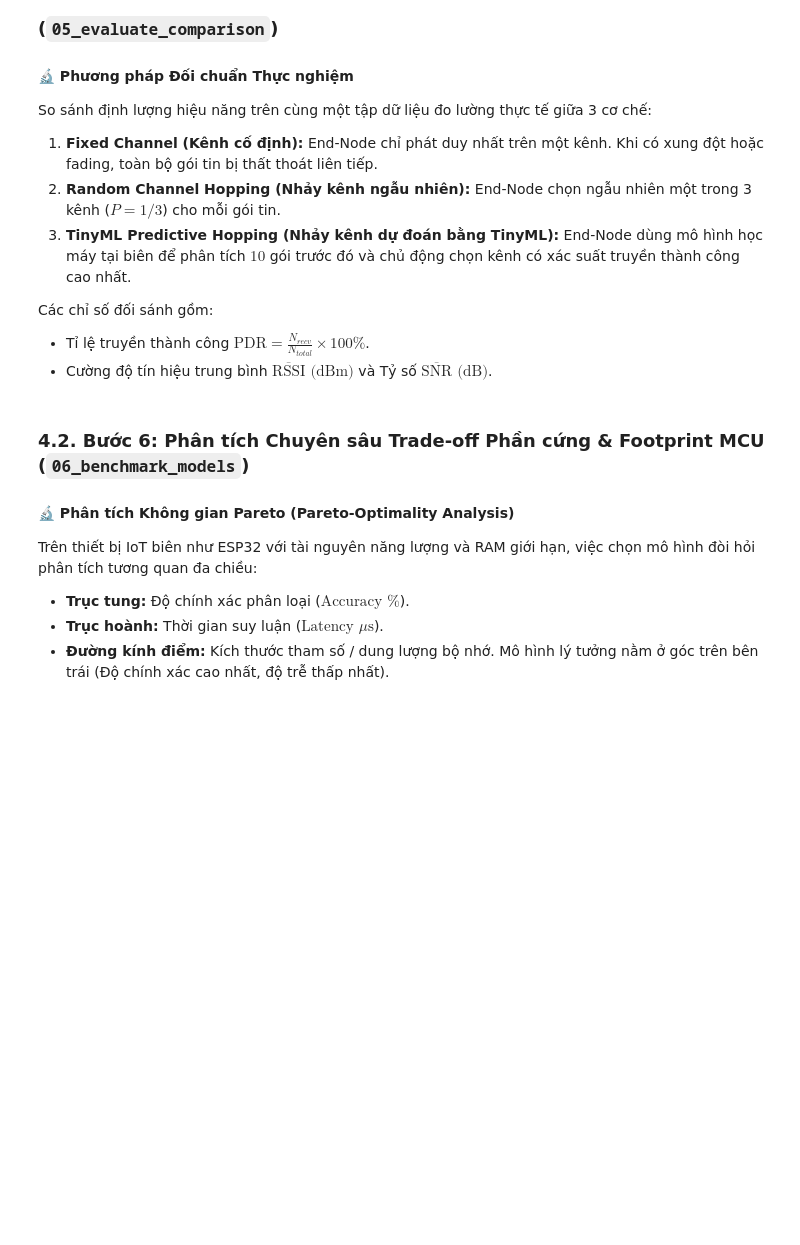
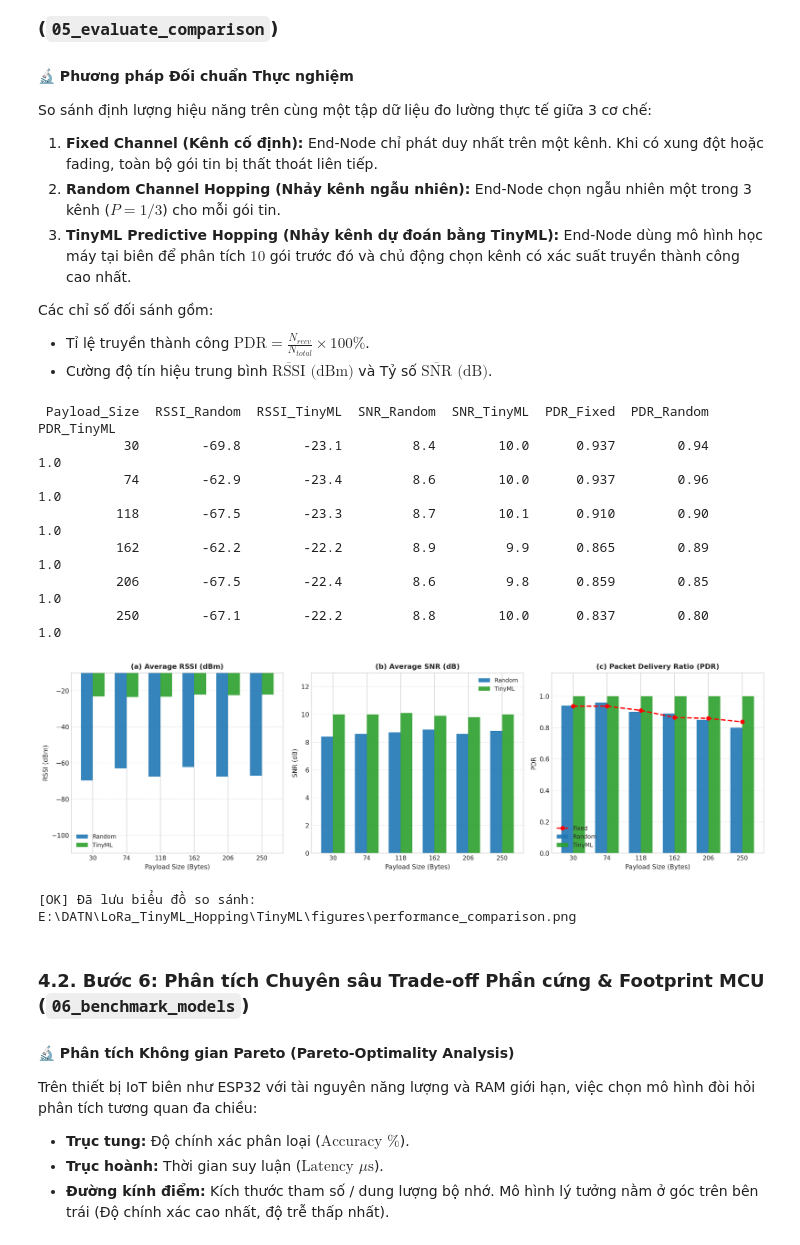
Before and after one commit to Brauuwu/LoRa_TinyML_Hopping, a Jupyter notebook: TinyML/LoRa_TinyML_Pipeline.ipynb, the cells around one changed output. Saved outputs shown, nothing was run; the diff lists cells and outputs as text; code cells hidden in the pictures; blank space fills up the shorter version.

Commit message:
feat(notebook): execute complete LoRa_TinyML_Pipeline.ipynb with embedded figures and outputs

```diff
--- a/TinyML/LoRa_TinyML_Pipeline.ipynb
+++ b/TinyML/LoRa_TinyML_Pipeline.ipynb
@@ -916,6 +999,10 @@ Các chỉ số đối sánh gồm:
 - Tỉ lệ truyền thành công $\text{PDR} = \frac{N_{recv}}{N_{total}} \times 100\%$.
 - Cường độ tín hiệu trung bình $\overline{\text{RSSI}}\text{ (dBm)}$ và Tỷ số $\overline{\text{SNR}}\text{ (dB)}$.
 # %%
+if 'combined_df' not in locals() or combined_df is None or combined_df.empty:
+    dfs = [pd.read_csv(os.path.join(IMPUTED_DIR, f)) for f in os.listdir(IMPUTED_DIR) if f.endswith(".csv")]
+    combined_df = pd.concat(dfs, ignore_index=True) if dfs else pd.DataFrame()
+
 eval_df = combined_df.copy()
 payload_sizes = sorted(eval_df['size_of_message'].unique())
 comparison_results = []
@@ -991,33 +1078,43 @@ axes[0].grid(axis='y', linestyle='--', alpha=0.5)
 # (b) SNR
 axes[1].bar(x_pos - bw/2, comp_df['SNR_Random'], bw, label='Random', color='#1f77b4', alpha=0.9)
 axes[1].bar(x_pos + bw/2, comp_df['SNR_TinyML'], bw, label='TinyML', color='#2ca02c', alpha=0.9)
 axes[1].set_title('(b) Average SNR (dB)', fontsize=11, fontweight='bold')
 axes[1].set_xlabel('Payload Size (Bytes)', fontsize=10)
 axes[1].set_ylabel('SNR (dB)', fontsize=10)
 axes[1].set_xticks(x_pos)
 axes[1].set_xticklabels(payload_sizes, fontsize=9.5)
 axes[1].set_ylim(0, 13)
 axes[1].legend(loc='upper right', fontsize=9, framealpha=0.9)
 axes[1].grid(axis='y', linestyle='--', alpha=0.5)
 
 # (c) PDR
 axes[2].bar(x_pos - bw/2, comp_df['PDR_Random'], bw, label='Random', color='#1f77b4', alpha=0.9)
 axes[2].bar(x_pos + bw/2, comp_df['PDR_TinyML'], bw, label='TinyML', color='#2ca02c', alpha=0.9)
 axes[2].plot(x_pos, comp_df['PDR_Fixed'], 'r--o', label='Fixed', linewidth=2)
 axes[2].set_title('(c) Packet Delivery Ratio (PDR)', fontsize=11, fontweight='bold')
 axes[2].set_xlabel('Payload Size (Bytes)', fontsize=10)
 axes[2].set_ylabel('PDR', fontsize=10)
 axes[2].set_xticks(x_pos)
 axes[2].set_xticklabels(payload_sizes, fontsize=9.5)
 axes[2].set_ylim(0.0, 1.15)
 axes[2].legend(loc='lower left', fontsize=9, framealpha=0.9)
 axes[2].grid(axis='y', linestyle='--', alpha=0.5)
 
 plt.tight_layout()
 out_perf_path = os.path.join(FIGURES_DIR, "performance_comparison.png")
 plt.savefig(out_perf_path, dpi=300)
 plt.show()
 print(f"[OK] Đã lưu biểu đồ so sánh: {out_perf_path}")
+# %% [output]
+ Payload_Size  RSSI_Random  RSSI_TinyML  SNR_Random  SNR_TinyML  PDR_Fixed  PDR_Random  PDR_TinyML
+           30        -69.8        -23.1         8.4        10.0      0.937        0.94         1.0
+           74        -62.9        -23.4         8.6        10.0      0.937        0.96         1.0
+          118        -67.5        -23.3         8.7        10.1      0.910        0.90         1.0
+          162        -62.2        -22.2         8.9         9.9      0.865        0.89         1.0
+          206        -67.5        -22.4         8.6         9.8      0.859        0.85         1.0
+          250        -67.1        -22.2         8.8        10.0      0.837        0.80         1.0
+[figure, added]
+[OK] Đã lưu biểu đồ so sánh: E:\DATN\LoRa_TinyML_Hopping\TinyML\figures\performance_comparison.png
 # %% [markdown]
 <a id="sec-4-2"></a>
 ### 4.2. Bước 6: Phân tích Chuyên sâu Trade-off Phần cứng & Footprint MCU (`06_benchmark_models`)
```
Also changed, not shown: parts of 18 cells of this notebook, 18 other files.
